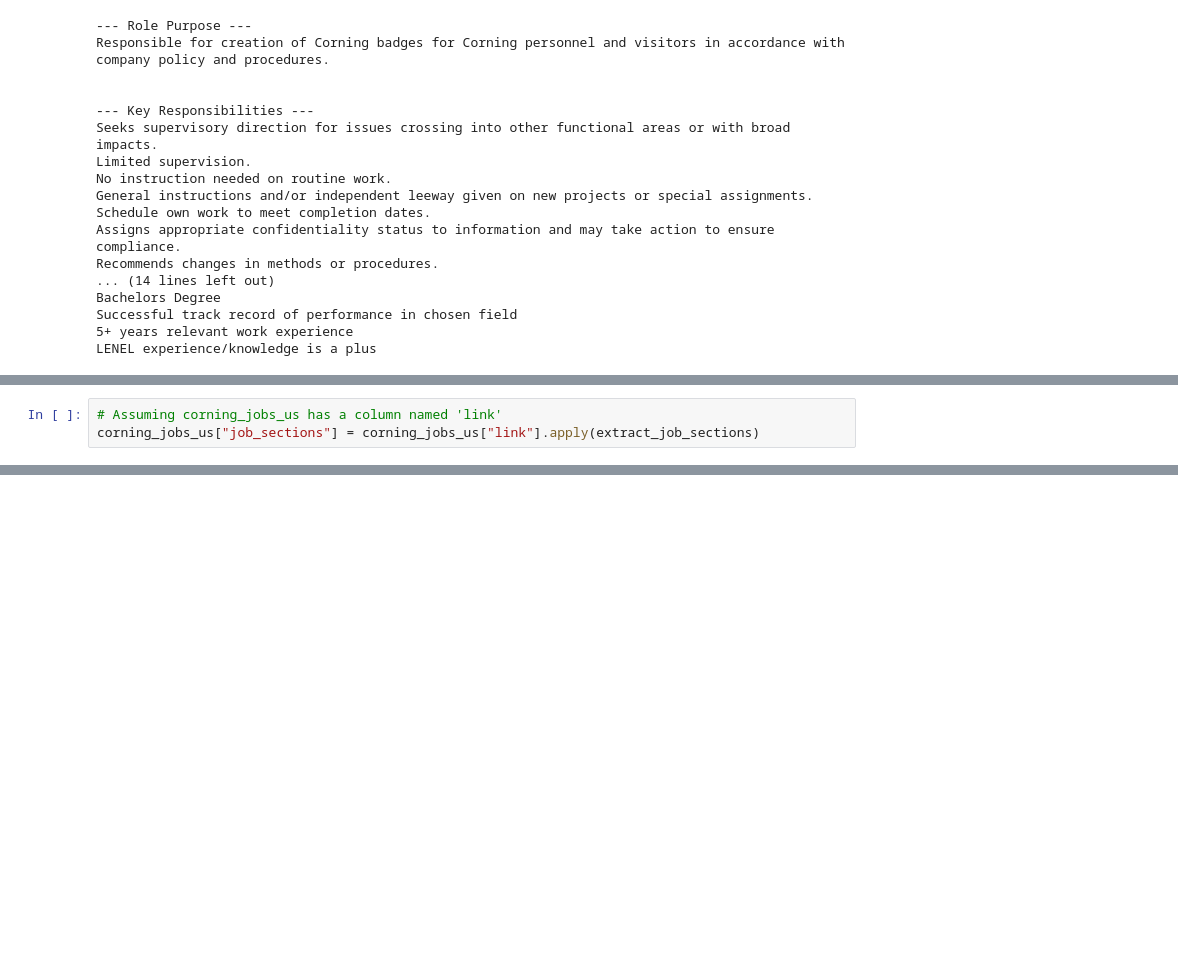
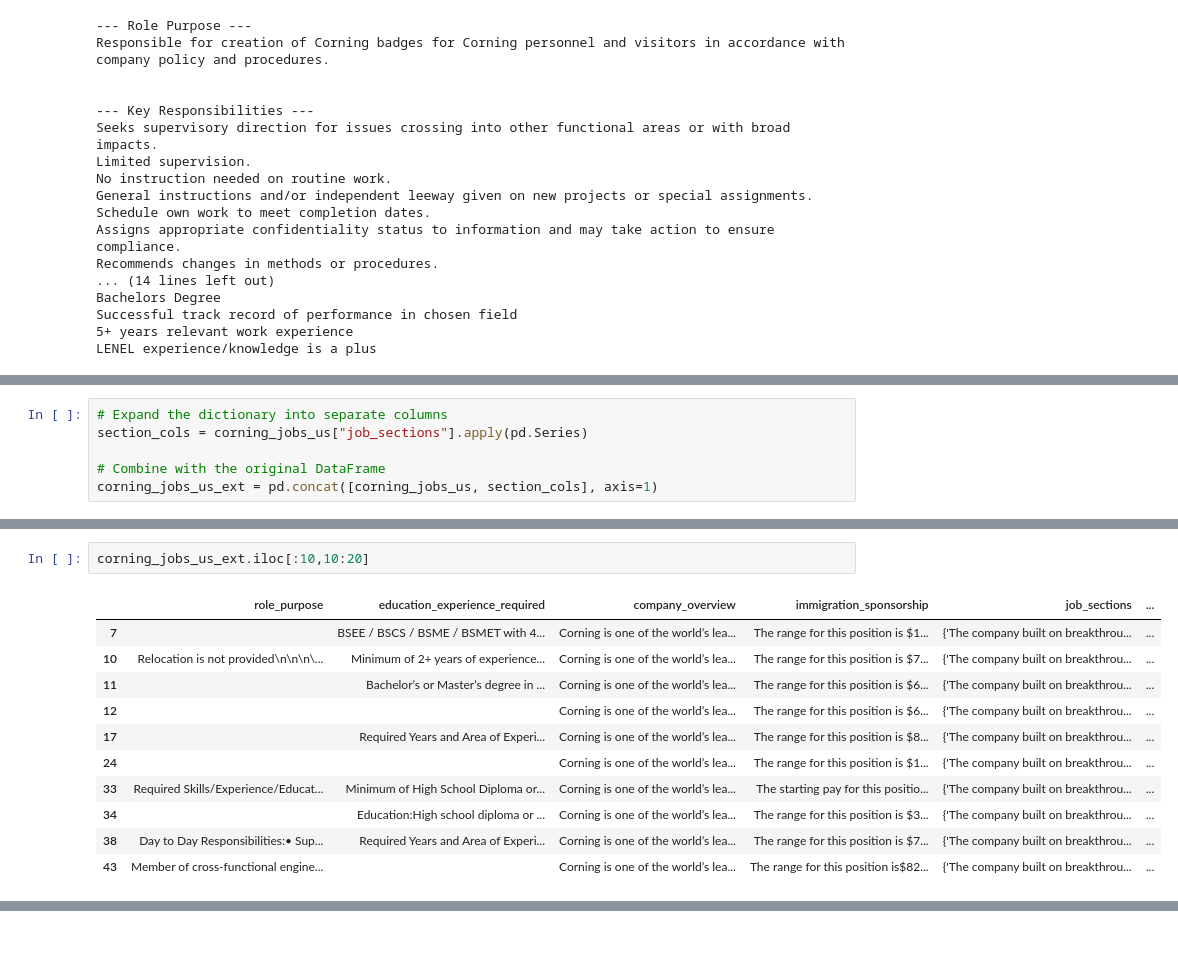
Before and after one commit to blwhiten/hello_world, a Jupyter notebook: quickstarts/Get_started.ipynb, the cells around one changed output, grey strips where cells are left out. Saved outputs shown, nothing was run; the diff lists cells and outputs as text; blank space fills up the shorter version.

```diff
--- a/quickstarts/Get_started.ipynb
+++ b/quickstarts/Get_started.ipynb
@@ -2137,3 +2086,0 @@ extract_job_sections('https://corningjobs.corning.com/job/Reynosa-Access-Control
-# %%
-# Assuming corning_jobs_us has a column named 'link'
-corning_jobs_us["job_sections"] = corning_jobs_us["link"].apply(extract_job_sections)
@@ -2158,0 +2137,6 @@ KeyboardInterrupt:
+# %%
+# Expand the dictionary into separate columns
+section_cols = corning_jobs_us["job_sections"].apply(pd.Series)
+
+# Combine with the original DataFrame
+corning_jobs_us_ext = pd.concat([corning_jobs_us, section_cols], axis=1)
@@ -2158,0 +2268,14 @@ KeyboardInterrupt:
+# %%
+corning_jobs_us_ext.iloc[:10,10:20]
+# %% [output]
+|  | role_purpose | education_experience_required | company_overview | immigration_sponsorship | job_sections | ... |
+| 7 |  | BSEE / BSCS / BSME / BSMET with 4... | Corning is one of the world’s lea... | The range for this position is $1... | {'The company built on breakthrou... | ... |
+| 10 | Relocation is not provided\n\n\n\... | Minimum of 2+ years of experience... | Corning is one of the world’s lea... | The range for this position is $7... | {'The company built on breakthrou... | ... |
+| 11 |  | Bachelor’s or Master’s degree in ... | Corning is one of the world’s lea... | The range for this position is $6... | {'The company built on breakthrou... | ... |
+| 12 |  |  | Corning is one of the world’s lea... | The range for this position is $6... | {'The company built on breakthrou... | ... |
+| 17 |  | Required Years and Area of Experi... | Corning is one of the world’s lea... | The range for this position is $8... | {'The company built on breakthrou... | ... |
+| 24 |  |  | Corning is one of the world’s lea... | The range for this position is $1... | {'The company built on breakthrou... | ... |
+| 33 | Required Skills/Experience/Educat... | Minimum of High School Diploma or... | Corning is one of the world’s lea... | The starting pay for this positio... | {'The company built on breakthrou... | ... |
+| 34 |  | Education:High school diploma or ... | Corning is one of the world’s lea... | The range for this position is $3... | {'The company built on breakthrou... | ... |
+| 38 | Day to Day Responsibilities:• Sup... | Required Years and Area of Experi... | Corning is one of the world’s lea... | The range for this position is $7... | {'The company built on breakthrou... | ... |
+| 43 | Member of cross-functional engine... |  | Corning is one of the world’s lea... | The range for this position is$82... | {'The company built on breakthrou... | ... |
```
Also changed, not shown: parts of 20 cells of this notebook.
